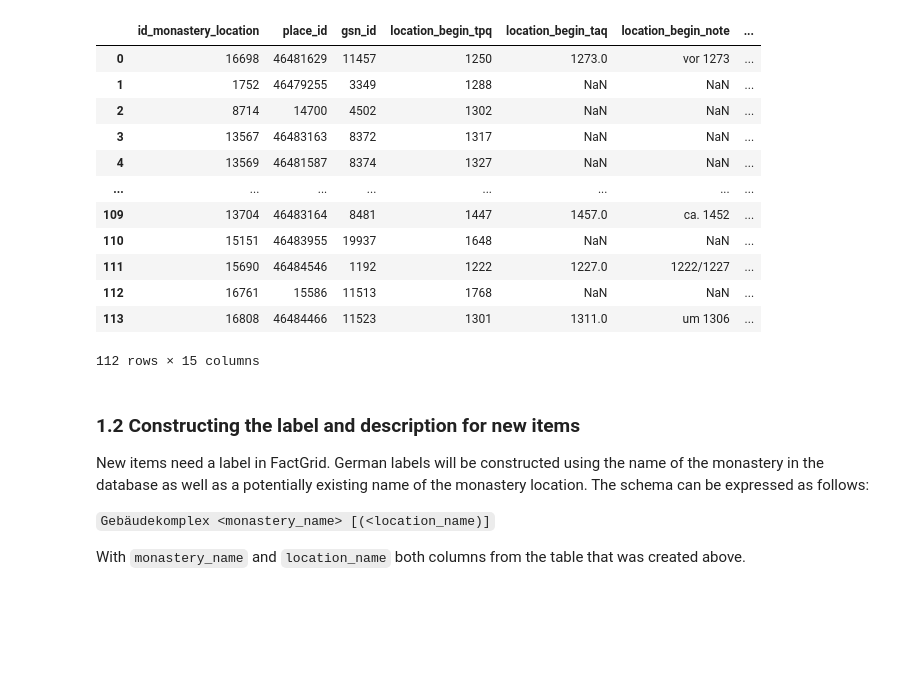
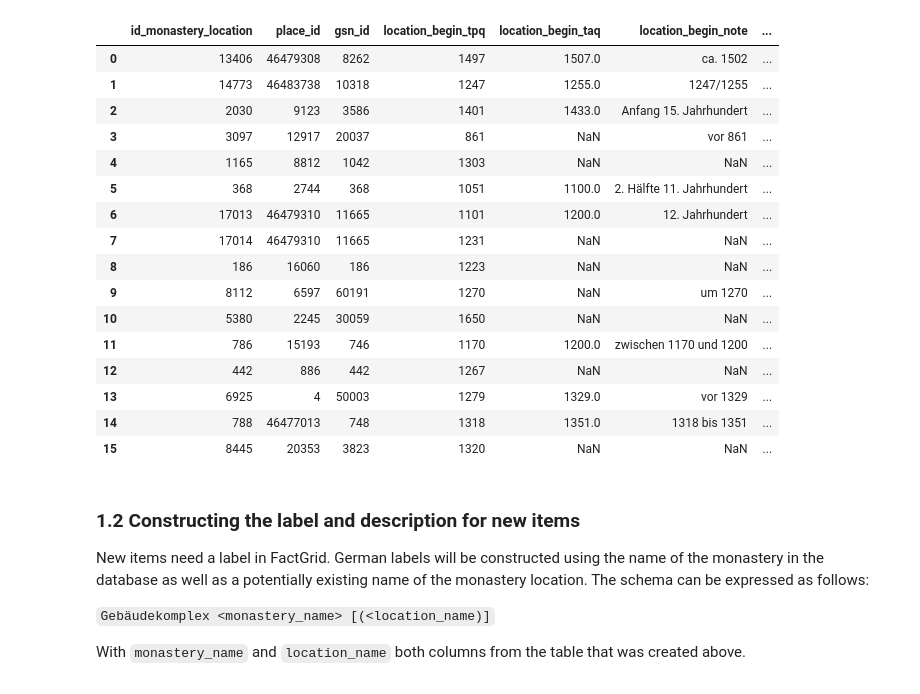
Before and after one commit to Germania-Sacra/DomVoc, a Jupyter notebook: 1 - Building Complexes.ipynb, the cells around one changed output. Cells and saved outputs as stored; diff of their text form; code cells hidden in the pictures; blank space fills up the shorter version.

```diff
--- a/1 - Building Complexes.ipynb
+++ b/1 - Building Complexes.ipynb
@@ -56,10 +16,12 @@ SELECT ?item ?GSVocabTerm WHERE{
 # %%
 # Load Access exports
 export_files = {}
-for export_file in os.listdir("data/KlosterDB Exports/sample"):
-    export_files[export_file.split(".")[0]] = f"data/KlosterDB Exports/sample/{export_file}"
+for export_file in os.listdir("data/exports_monasteryDB"):
+    if export_file.endswith("xlsx"):
+        export_files[export_file.split(".")[0]] = f"data/exports_monasteryDB/{export_file}"
 
 # Create dataframes for each table
 dataframes = {key: pd.read_excel(value) for key, value in export_files.items()}
 
-monasteries_in_factgrid = pd.read_csv("data/reconciliation/monasteries_in_factgrid.csv")
+# Add dataframe for monasteries in factGrid (stored in a different directory)
+dataframes["building_complexes_in_factgrid"] = pd.read_csv("data/factgrid_data/building_complexes_in_factgrid.csv")
@@ -67,46 +31,50 @@ monasteries_in_factgrid = pd.read_csv("data/reconciliation/monasteries_in_factgr
 # Merge gs_monastery_location and gs_monastery
 merged_df = pd.merge(dataframes["gs_monastery_location"], dataframes["gs_monastery"], left_on='gsn_id', right_on='id_gsn', how='left')
 # Filter for status 'online'
 online_df = merged_df[merged_df["status"] == "Online"]
 # Define columns to drop
 drop_columns = [
     "relocated",
     "comment",
     "main_location",
     "diocese_id",
     "id_monastery",
     "date_created",
     "created_by_user",
     "note",
     "patrocinium",
     "selection",
     "processing_status",
     "gs_persons",
     "selection_criteria",
     "last_change",
     "changed_by_user",
     "founder",
     "Unnamed: 0_x",
     "Unnamed: 0_y"
 ]
 # Prepare dataframe by dropping unnecessary columns
 prepared_df = online_df.drop(drop_columns, axis="columns")
-prepared_df = prepared_df[~prepared_df["gsn_id"].isin(monasteries_in_factgrid["KlosterdatenbankID"])]
+prepared_df = prepared_df[~prepared_df["id_monastery_location"].isin(dataframes["building_complexes_in_factgrid"]["GSVocabTerm"])] #CONTINUE HERE
 prepared_df
 # %% [output]
 |  | id_monastery_location | place_id | gsn_id | location_begin_tpq | location_begin_taq | location_begin_note | ... |
-| 0 | 16698 | 46481629 | 11457 | 1250 | 1273.0 | vor 1273 | ... |
-| 1 | 1752 | 46479255 | 3349 | 1288 | NaN | NaN | ... |
-| 2 | 8714 | 14700 | 4502 | 1302 | NaN | NaN | ... |
-| 3 | 13567 | 46483163 | 8372 | 1317 | NaN | NaN | ... |
-| 4 | 13569 | 46481587 | 8374 | 1327 | NaN | NaN | ... |
-| ... | ... | ... | ... | ... | ... | ... | ... |
-| 109 | 13704 | 46483164 | 8481 | 1447 | 1457.0 | ca. 1452 | ... |
-| 110 | 15151 | 46483955 | 19937 | 1648 | NaN | NaN | ... |
-| 111 | 15690 | 46484546 | 1192 | 1222 | 1227.0 | 1222/1227 | ... |
-| 112 | 16761 | 15586 | 11513 | 1768 | NaN | NaN | ... |
-| 113 | 16808 | 46484466 | 11523 | 1301 | 1311.0 | um 1306 | ... |
+| 0 | 13406 | 46479308 | 8262 | 1497 | 1507.0 | ca. 1502 | ... |
+| 1 | 14773 | 46483738 | 10318 | 1247 | 1255.0 | 1247/1255 | ... |
+| 2 | 2030 | 9123 | 3586 | 1401 | 1433.0 | Anfang 15. Jahrhundert | ... |
+| 3 | 3097 | 12917 | 20037 | 861 | NaN | vor 861 | ... |
+| 4 | 1165 | 8812 | 1042 | 1303 | NaN | NaN | ... |
+| 5 | 368 | 2744 | 368 | 1051 | 1100.0 | 2. Hälfte 11. Jahrhundert | ... |
+| 6 | 17013 | 46479310 | 11665 | 1101 | 1200.0 | 12. Jahrhundert | ... |
+| 7 | 17014 | 46479310 | 11665 | 1231 | NaN | NaN | ... |
+| 8 | 186 | 16060 | 186 | 1223 | NaN | NaN | ... |
+| 9 | 8112 | 6597 | 60191 | 1270 | NaN | um 1270 | ... |
+| 10 | 5380 | 2245 | 30059 | 1650 | NaN | NaN | ... |
+| 11 | 786 | 15193 | 746 | 1170 | 1200.0 | zwischen 1170 und 1200 | ... |
+| 12 | 442 | 886 | 442 | 1267 | NaN | NaN | ... |
+| 13 | 6925 | 4 | 50003 | 1279 | 1329.0 | vor 1329 | ... |
+| 14 | 788 | 46477013 | 748 | 1318 | 1351.0 | 1318 bis 1351 | ... |
+| 15 | 8445 | 20353 | 3823 | 1320 | NaN | NaN | ... |
-112 rows × 15 columns
 # %% [markdown]
 ### 1.2 Constructing the label and description for new items
 New items need a label in FactGrid. German labels will be constructed using the name of the monastery in the database as well as a potentially existing name of the monastery location. The schema can be expressed as follows:
```
Also changed, not shown: parts of 6 cells of this notebook.
